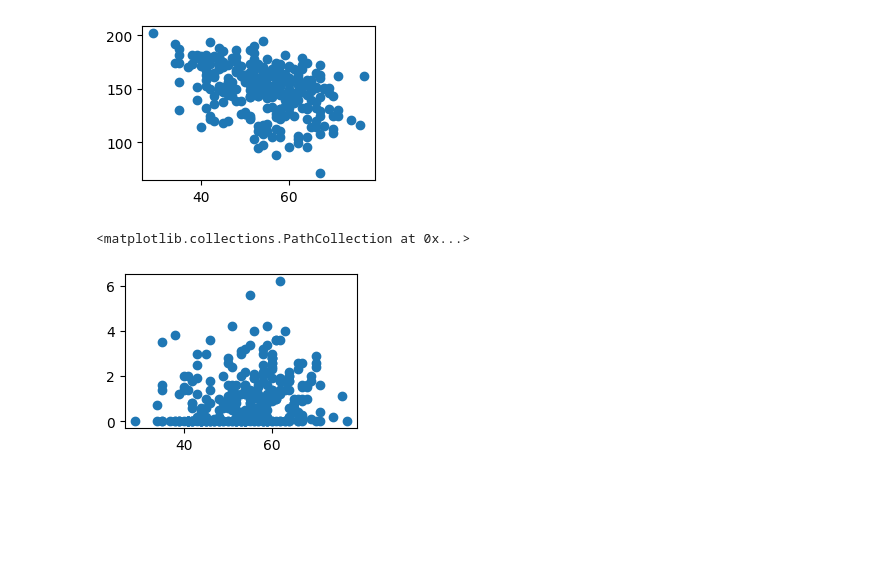
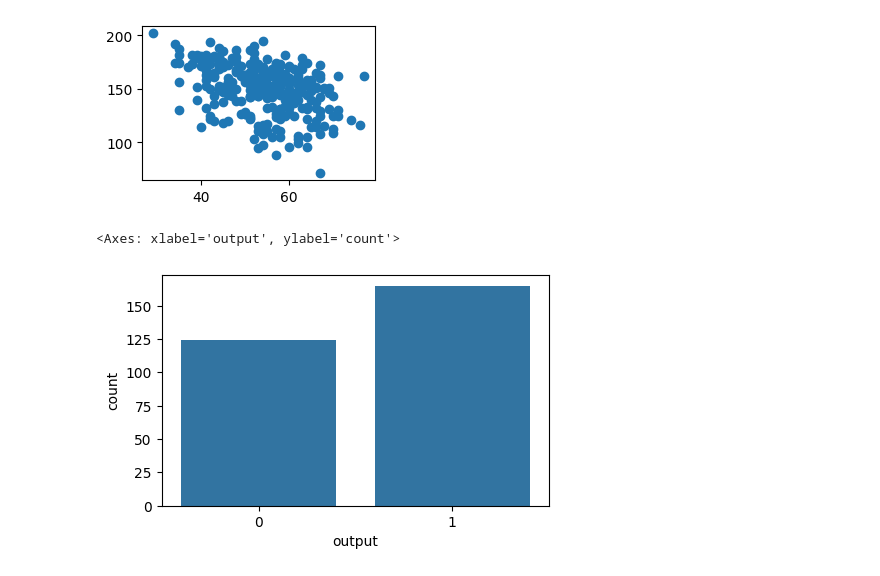
Before and after one commit to Rudra-Bhingarde/DSBDA, a Jupyter notebook: assignment 7/heart.ipynb, the cells around one changed output. Drawn from its saved outputs; the diff is of its cells as text; code cells hidden in the pictures; blank space fills up the shorter version.

```diff
--- a/assignment 7/heart.ipynb
+++ b/assignment 7/heart.ipynb
@@ -64,8 +64,8 @@ plt.scatter(data['age'],data.iloc[:,7])
 <matplotlib.collections.PathCollection at 0x...>
 [figure]
 # %%
-plt.figure(figsize=(3,2))
-plt.scatter(data['age'],data.iloc[:,9])
+plt.figure(figsize=(5,3))
+sns.countplot(x='output', data=data)
 # %% [output]
-<matplotlib.collections.PathCollection at 0x...>
+<Axes: xlabel='output', ylabel='count'>
-[figure, old version]
+[figure, new version]
```
Also changed, not shown: parts of 1 cell of this notebook, 1 other file.
